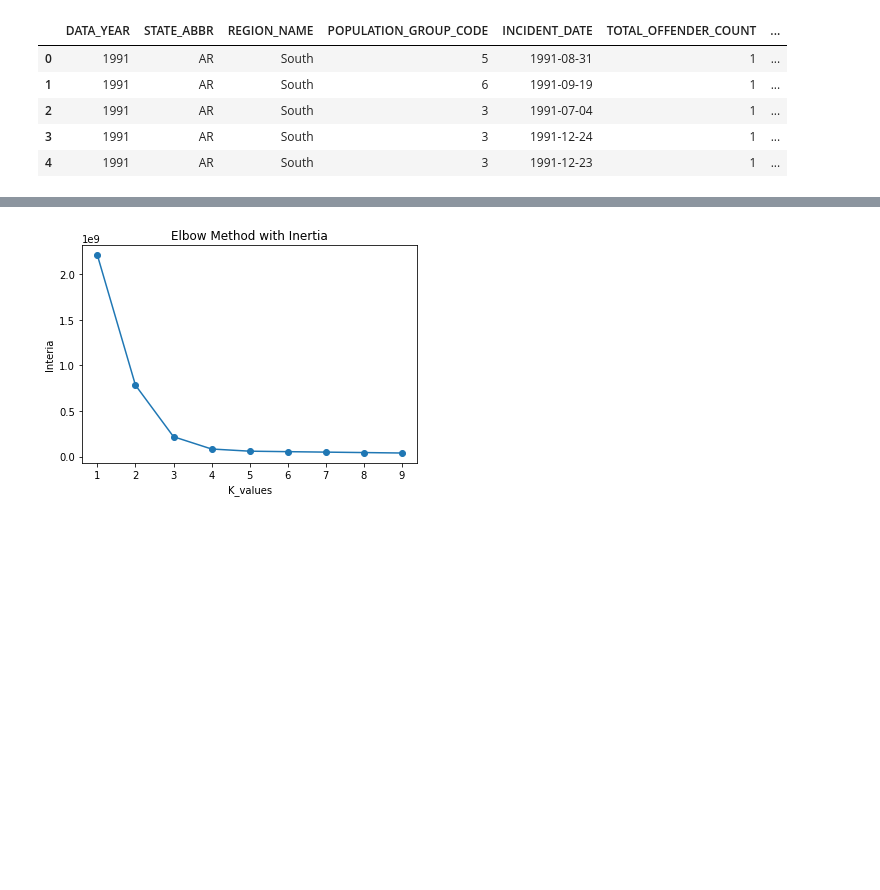
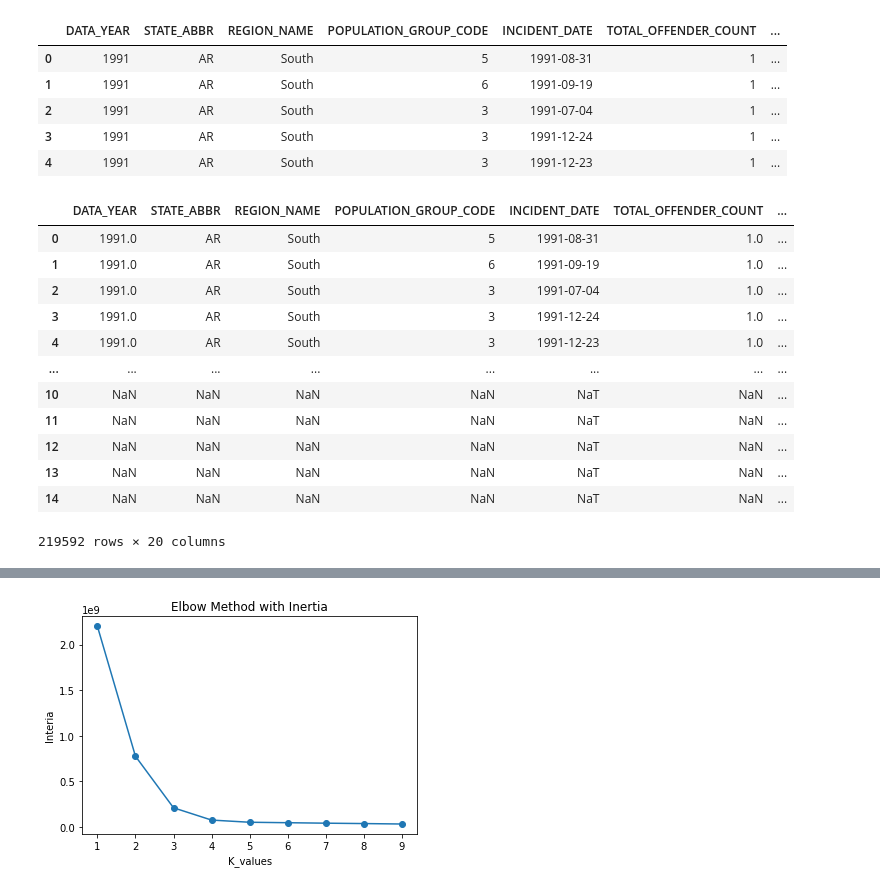
Before and after one commit to CEsperance/Final_Project, a Jupyter notebook: CE_Hate_Crime_Notebook.ipynb, the cells around one changed output, grey strips where cells are left out. Saved outputs shown, nothing was run; the diff lists cells and outputs as text; code cells hidden in the pictures; blank space fills up the shorter version.

```diff
--- a/CE_Hate_Crime_Notebook.ipynb
+++ b/CE_Hate_Crime_Notebook.ipynb
@@ -495,3 +495,21 @@ hate_crime.head()
 | 2 | 1991 | AR | South | 3 | 1991-07-04 | 1 | ... |
 | 3 | 1991 | AR | South | 3 | 1991-12-24 | 1 | ... |
 | 4 | 1991 | AR | South | 3 | 1991-12-23 | 1 | ... |
+# %%
+#combining political df with hate_crime df
+combined_df = pd.concat([hate_crime, political])
+combined_df
+# %% [output]
+|  | DATA_YEAR | STATE_ABBR | REGION_NAME | POPULATION_GROUP_CODE | INCIDENT_DATE | TOTAL_OFFENDER_COUNT | ... |
+| 0 | 1991.0 | AR | South | 5 | 1991-08-31 | 1.0 | ... |
+| 1 | 1991.0 | AR | South | 6 | 1991-09-19 | 1.0 | ... |
+| 2 | 1991.0 | AR | South | 3 | 1991-07-04 | 1.0 | ... |
+| 3 | 1991.0 | AR | South | 3 | 1991-12-24 | 1.0 | ... |
+| 4 | 1991.0 | AR | South | 3 | 1991-12-23 | 1.0 | ... |
+| ... | ... | ... | ... | ... | ... | ... | ... |
+| 10 | NaN | NaN | NaN | NaN | NaT | NaN | ... |
+| 11 | NaN | NaN | NaN | NaN | NaT | NaN | ... |
+| 12 | NaN | NaN | NaN | NaN | NaT | NaN | ... |
+| 13 | NaN | NaN | NaN | NaN | NaT | NaN | ... |
+| 14 | NaN | NaN | NaN | NaN | NaT | NaN | ... |
+219592 rows × 20 columns
```
Also changed, not shown: parts of 23 cells of this notebook.
